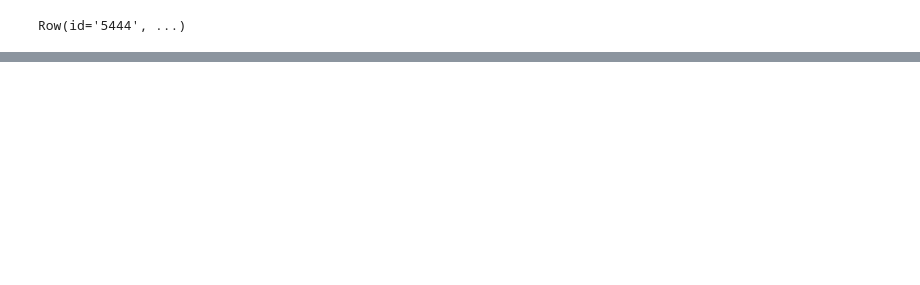
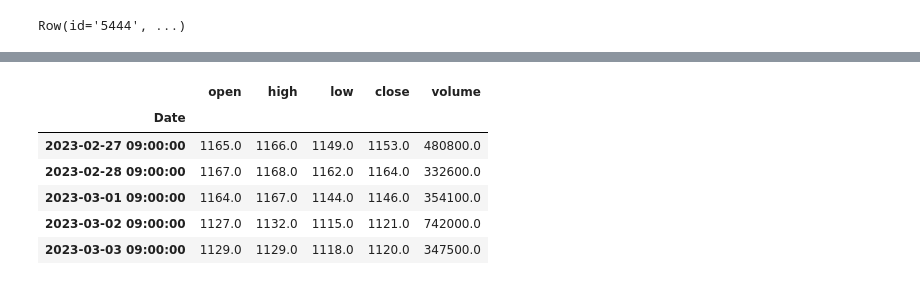
Before and after one commit to hirokimituya/book_stock-price-analysis, a Jupyter notebook: ch9.ipynb, the cells around one changed output, grey strips where cells are left out. Cells and saved outputs as stored; diff of their text form; code cells hidden in the pictures; blank space fills up the shorter version.

```diff
--- a/ch9.ipynb
+++ b/ch9.ipynb
@@ -327,0 +424,12 @@ Row(id='5444', ...)
+# %%
+"""9:00〜9:15の株価データの取得"""
+df_900 = df.at_time(dt.time(9, 0, 0))
+df_900.tail()
+# %% [output]
+|  | open | high | low | close | volume |
+| Date |  |  |  |  |  |
+| 2023-02-27 09:00:00 | 1165.0 | 1166.0 | 1149.0 | 1153.0 | 480800.0 |
+| 2023-02-28 09:00:00 | 1167.0 | 1168.0 | 1162.0 | 1164.0 | 332600.0 |
+| 2023-03-01 09:00:00 | 1164.0 | 1167.0 | 1144.0 | 1146.0 | 354100.0 |
+| 2023-03-02 09:00:00 | 1127.0 | 1132.0 | 1115.0 | 1121.0 | 742000.0 |
+| 2023-03-03 09:00:00 | 1129.0 | 1129.0 | 1118.0 | 1120.0 | 347500.0 |
```
Also changed, not shown: parts of 9 cells of this notebook.
